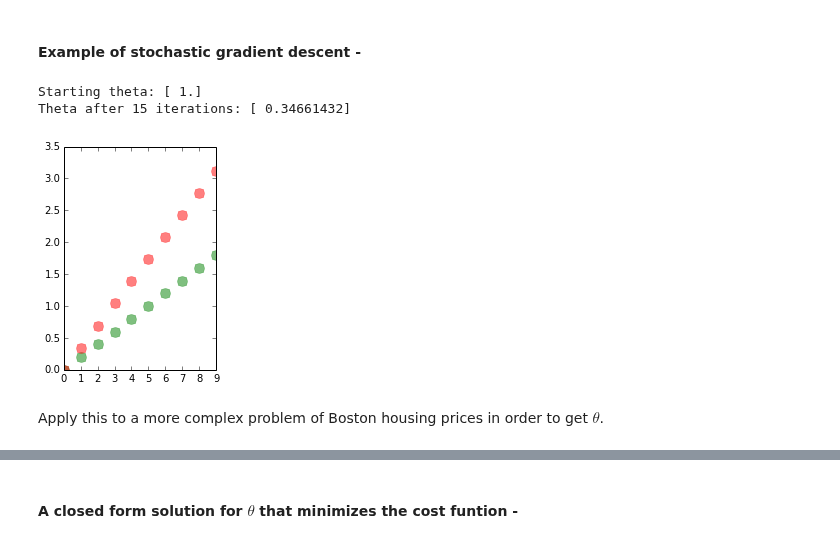
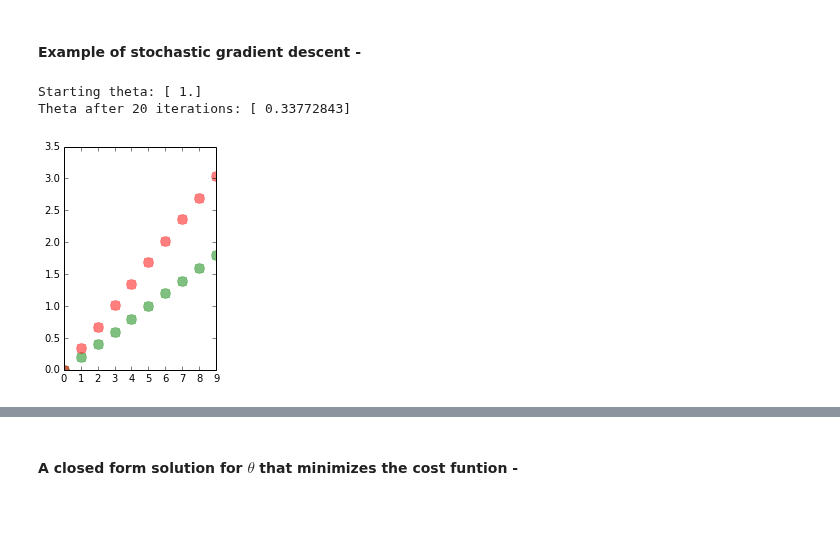
Before and after one commit to lmart999/CS229, a Jupyter notebook: CS229.ipynb, the cells around one changed output, grey strips where cells are left out. Cells and saved outputs as stored; diff of their text form; code cells hidden in the pictures; blank space fills up the shorter version.

```diff
--- a/CS229.ipynb
+++ b/CS229.ipynb
@@ -206,18 +278,16 @@ toy=np.arange(m).reshape((m,f))
 target=toy*theta
 # %%
 # Set iterations used for stochastic gradient descent.
-it=15
+it=20
 eta=.05
 plt.subplot(1,2,1)
 data_zipped=(toy,target)
 w=lms(data_zipped,iterations=it,eta=eta)
 plt.plot(toy,target,'g.',markersize=20,alpha=0.5)
 plt.plot(toy,np.dot(toy,w),'r.',markersize=20,alpha=0.5)
 plt.show()
 data_zipped = (toy,target)
 # %% [output]
 Starting theta: [ 1.]
-Theta after 15 iterations: [ 0.34661432]
+Theta after 20 iterations: [ 0.33772843]
-[figure, old version]
+[figure, new version]
-# %% [markdown]
-Apply this to a more complex problem of Boston housing prices in order to get $\theta$.
```
Also changed, not shown: parts of 33 cells of this notebook.
